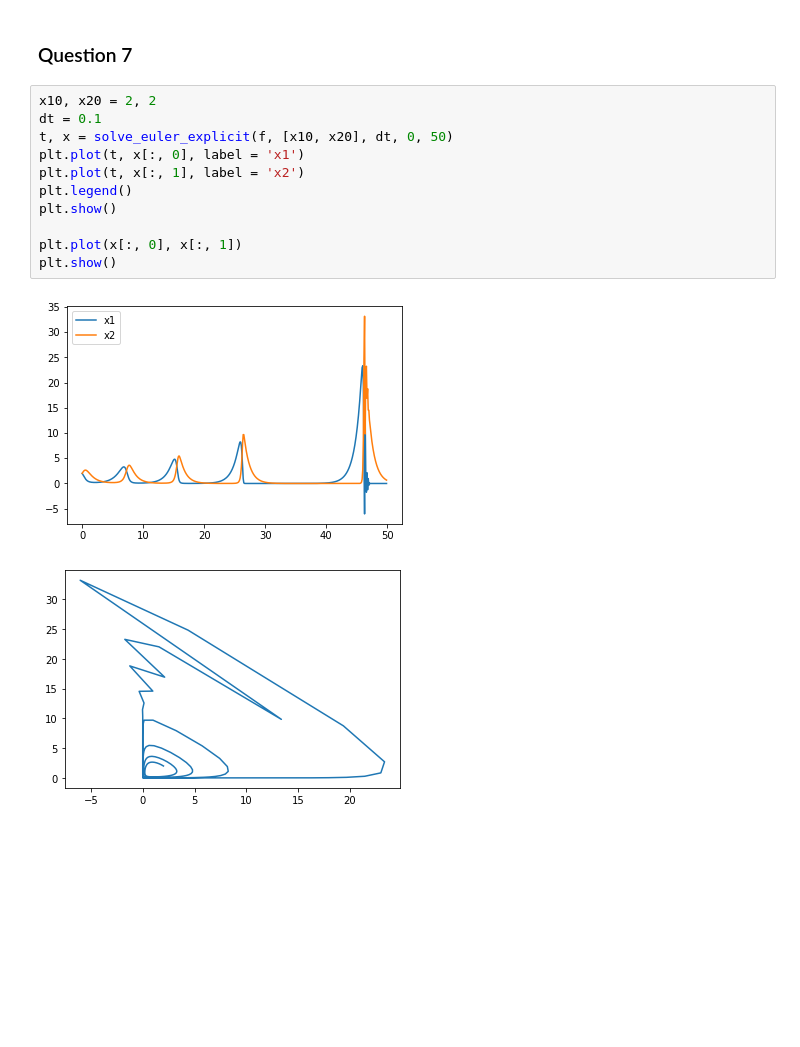
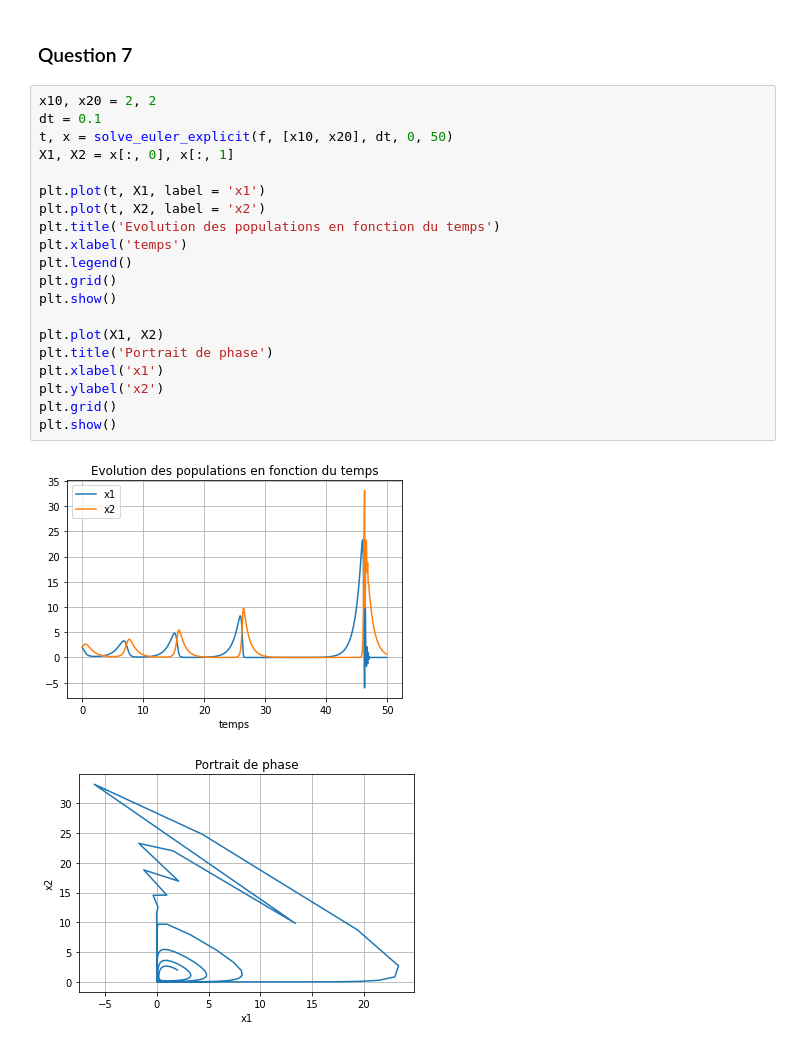
Before and after one commit to mroyerdevericourt/projetMI2, a Jupyter notebook: Rendu.ipynb, the cells around one changed output. Drawn from its saved outputs; the diff is of its cells as text; blank space fills up the shorter version.

```diff
--- a/Rendu.ipynb
+++ b/Rendu.ipynb
@@ -114,14 +123,23 @@ plt.show()
 # %%
 x10, x20 = 2, 2
 dt = 0.1
 t, x = solve_euler_explicit(f, [x10, x20], dt, 0, 50)
-plt.plot(t, x[:, 0], label = 'x1')
-plt.plot(t, x[:, 1], label = 'x2')
+X1, X2 = x[:, 0], x[:, 1]
+
+plt.plot(t, X1, label = 'x1')
+plt.plot(t, X2, label = 'x2')
+plt.title('Evolution des populations en fonction du temps')
+plt.xlabel('temps')
 plt.legend()
+plt.grid()
 plt.show()
 
-plt.plot(x[:, 0], x[:, 1])
+plt.plot(X1, X2)
+plt.title('Portrait de phase')
+plt.xlabel('x1')
+plt.ylabel('x2')
+plt.grid()
 plt.show()
 # %% [output]
-[figure, old version]
+[figure, new version]
-[figure, old version]
+[figure, new version]
```
Also changed, not shown: parts of 3 cells of this notebook.
